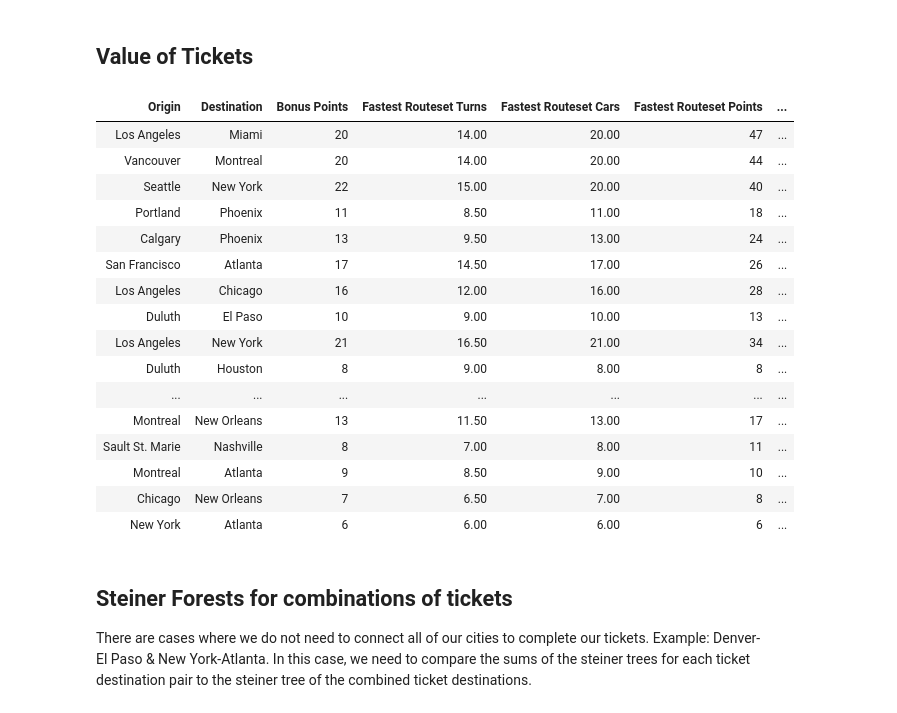
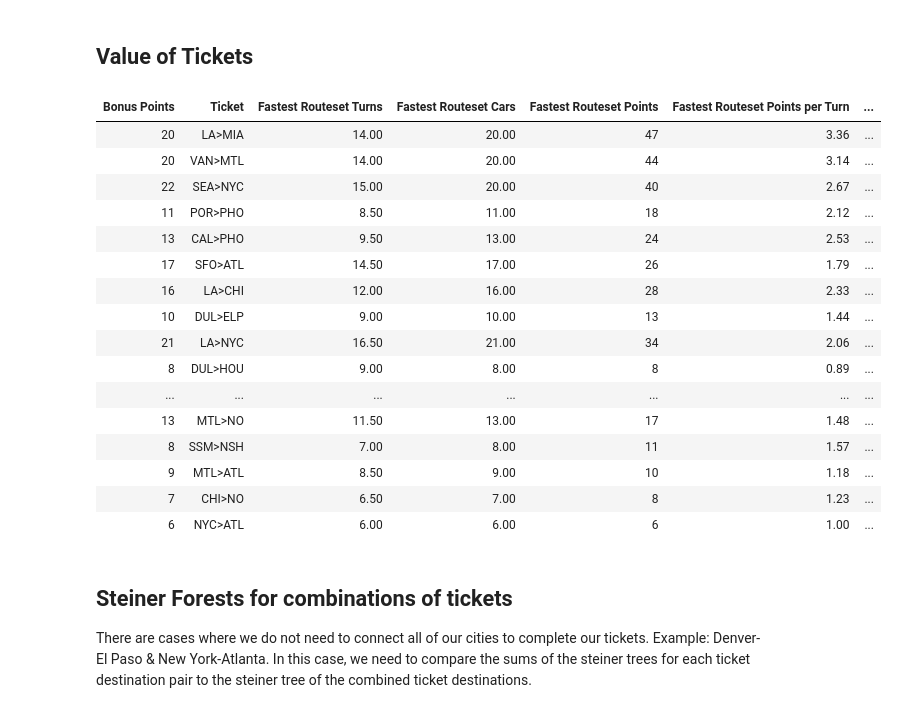
Before and after one commit to jbadlato/jbadlato.github.io, a Jupyter notebook: ticket-to-ride.ipynb, the cells around one changed output. Cells and saved outputs as stored; diff of their text form; code cells hidden in the pictures.

Commit message:
cleaner tables with city abbreviations

```diff
--- a/ticket-to-ride.ipynb
+++ b/ticket-to-ride.ipynb
@@ -161,9 +161,16 @@ def get_highest_point_per_turn_tree(cities: List[str]) -> tuple[List[tuple[str,s
 # TODO: Highest cars per turn tree? Seems extremely situational
 # %% [markdown]
 ## Value of Tickets
+# %%
+CITY_ABBREVIATIONS = pd.read_csv("america_city_abbreviations.csv")
+
+def get_city_abbreviation(city: str) -> str:
+    return CITY_ABBREVIATIONS.loc[CITY_ABBREVIATIONS["City"] == city, "Abbreviation"].iloc[0]
 # %%
 # Build ticket data frame
 TICKETS = pd.read_csv("america_tickets.csv")
+TICKETS["Ticket"] = TICKETS.apply(
+    lambda x: ">".join([get_city_abbreviation(x["Origin"]), get_city_abbreviation(x["Destination"])]), axis=1)
 TICKETS[["Fastest Routeset", "Fastest Routeset Turns"]] = TICKETS.apply(lambda x: pd.Series(get_fastest_tree([x["Origin"], x["Destination"]])), axis=1)
 TICKETS["Fastest Routeset Cars"] = TICKETS.apply(lambda x: get_routeset_cars(x["Fastest Routeset"]), axis=1)
 TICKETS["Fastest Routeset Points"] = TICKETS.apply(lambda x: get_routeset_points(x["Fastest Routeset"]), axis=1)
@@ -181,51 +188,52 @@ TICKETS["Highest PpT Routeset Total Points per Turn"] = TICKETS.apply(lambda x:
 
 def set_style(styler):
     fastest_route_color = "green"
     styler.background_gradient(axis=None,cmap=sns.dark_palette("yellow", as_cmap=True), subset=["Bonus Points"])
     styler.background_gradient(axis=None,cmap=sns.dark_palette(fastest_route_color, as_cmap=True), subset=["Fastest Routeset Cars"])
     styler.background_gradient(axis=None,cmap=sns.dark_palette(fastest_route_color, as_cmap=True), subset=["Fastest Routeset Points"])
     styler.background_gradient(axis=None,cmap=sns.dark_palette(fastest_route_color, as_cmap=True), subset=["Fastest Routeset Points per Turn"])
     styler.background_gradient(axis=None,cmap=sns.dark_palette(fastest_route_color, as_cmap=True), subset=["Fastest Routeset Cars per Turn"])
     styler.background_gradient(axis=None,cmap=sns.dark_palette(fastest_route_color, as_cmap=True), subset=["Fastest Routeset Total Points per Turn"])
     styler.background_gradient(axis=None,cmap=sns.dark_palette(fastest_route_color, as_cmap=True), subset=["Fastest Routeset Total Points per Turn"])
     styler.background_gradient(axis=None,cmap=sns.dark_palette(fastest_route_color, as_cmap=True).reversed(), subset=["Fastest Routeset Turns"])
     highest_ppt_route_color = "blue"
     styler.background_gradient(axis=None,cmap=sns.dark_palette(highest_ppt_route_color, as_cmap=True), subset=["Highest PpT Routeset Cars"])
     styler.background_gradient(axis=None,cmap=sns.dark_palette(highest_ppt_route_color, as_cmap=True), subset=["Highest PpT Routeset Points"])
     styler.background_gradient(axis=None,cmap=sns.dark_palette(highest_ppt_route_color, as_cmap=True), subset=["Highest PpT Routeset Points per Turn"])
     styler.background_gradient(axis=None,cmap=sns.dark_palette(highest_ppt_route_color, as_cmap=True), subset=["Highest PpT Routeset Cars per Turn"])
     styler.background_gradient(axis=None,cmap=sns.dark_palette(highest_ppt_route_color, as_cmap=True), subset=["Highest PpT Routeset Total Points per Turn"])
     styler.background_gradient(axis=None,cmap=sns.dark_palette(highest_ppt_route_color, as_cmap=True), subset=["Highest PpT Routeset Total Points per Turn"])
     styler.background_gradient(axis=None,cmap=sns.dark_palette(highest_ppt_route_color, as_cmap=True).reversed(), subset=["Highest PpT Routeset Turns"])
     styler.hide(axis=0) # Hides index column
     styler.set_tooltips(
         pd.DataFrame({
+            # "Ticket": TICKETS.apply(lambda x: ">".join([x["Origin"], x["Destination"]])),
             "Fastest Routeset Turns": TICKETS["Fastest Routeset"].apply(lambda x: "\n".join(["-".join(y) for y in x])),
             "Highest PpT Routeset Turns": TICKETS["Highest PpT Routeset"].apply(lambda x: "\n".join(["-".join(y) for y in x])),
         }), as_title_attribute=True)
-    styler.hide(axis=1, subset=["Fastest Routeset", "Highest PpT Routeset"]) # TODO: find a better way to display?
+    styler.hide(axis=1, subset=["Origin", "Destination", "Fastest Routeset", "Highest PpT Routeset"]) # TODO: find a better way to display?
     styler.format(precision=0, subset=["Bonus Points", "Fastest Routeset Cars", "Highest PpT Routeset Cars"])
     styler.format(precision=2)
     return styler
 TICKETS.sort_values("Highest PpT Routeset Total Points per Turn", ascending=False).style.pipe(set_style)
 # %% [output]
-| Origin | Destination | Bonus Points | Fastest Routeset Turns | Fastest Routeset Cars | Fastest Routeset Points | ... |
-| Los Angeles | Miami | 20 | 14.00 | 20.00 | 47 | ... |
-| Vancouver | Montreal | 20 | 14.00 | 20.00 | 44 | ... |
-| Seattle | New York | 22 | 15.00 | 20.00 | 40 | ... |
-| Portland | Phoenix | 11 | 8.50 | 11.00 | 18 | ... |
-| Calgary | Phoenix | 13 | 9.50 | 13.00 | 24 | ... |
-| San Francisco | Atlanta | 17 | 14.50 | 17.00 | 26 | ... |
-| Los Angeles | Chicago | 16 | 12.00 | 16.00 | 28 | ... |
-| Duluth | El Paso | 10 | 9.00 | 10.00 | 13 | ... |
-| Los Angeles | New York | 21 | 16.50 | 21.00 | 34 | ... |
-| Duluth | Houston | 8 | 9.00 | 8.00 | 8 | ... |
+| Bonus Points | Ticket | Fastest Routeset Turns | Fastest Routeset Cars | Fastest Routeset Points | Fastest Routeset Points per Turn | ... |
+| 20 | LA>MIA | 14.00 | 20.00 | 47 | 3.36 | ... |
+| 20 | VAN>MTL | 14.00 | 20.00 | 44 | 3.14 | ... |
+| 22 | SEA>NYC | 15.00 | 20.00 | 40 | 2.67 | ... |
+| 11 | POR>PHO | 8.50 | 11.00 | 18 | 2.12 | ... |
+| 13 | CAL>PHO | 9.50 | 13.00 | 24 | 2.53 | ... |
+| 17 | SFO>ATL | 14.50 | 17.00 | 26 | 1.79 | ... |
+| 16 | LA>CHI | 12.00 | 16.00 | 28 | 2.33 | ... |
+| 10 | DUL>ELP | 9.00 | 10.00 | 13 | 1.44 | ... |
+| 21 | LA>NYC | 16.50 | 21.00 | 34 | 2.06 | ... |
+| 8 | DUL>HOU | 9.00 | 8.00 | 8 | 0.89 | ... |
 | ... | ... | ... | ... | ... | ... | ... |
-| Montreal | New Orleans | 13 | 11.50 | 13.00 | 17 | ... |
-| Sault St. Marie | Nashville | 8 | 7.00 | 8.00 | 11 | ... |
-| Montreal | Atlanta | 9 | 8.50 | 9.00 | 10 | ... |
-| Chicago | New Orleans | 7 | 6.50 | 7.00 | 8 | ... |
-| New York | Atlanta | 6 | 6.00 | 6.00 | 6 | ... |
+| 13 | MTL>NO | 11.50 | 13.00 | 17 | 1.48 | ... |
+| 8 | SSM>NSH | 7.00 | 8.00 | 11 | 1.57 | ... |
+| 9 | MTL>ATL | 8.50 | 9.00 | 10 | 1.18 | ... |
+| 7 | CHI>NO | 6.50 | 7.00 | 8 | 1.23 | ... |
+| 6 | NYC>ATL | 6.00 | 6.00 | 6 | 1.00 | ... |
 # %% [markdown]
 ## Steiner Forests for combinations of tickets
 There are cases where we do not need to connect all of our cities to complete our tickets. Example: Denver-El Paso & New York-Atlanta.  In this case, we need to compare the sums of the steiner trees for each ticket destination pair to the steiner tree of the combined ticket destinations.
```
Also changed, not shown: parts of 1 cell of this notebook, 1 other file.
